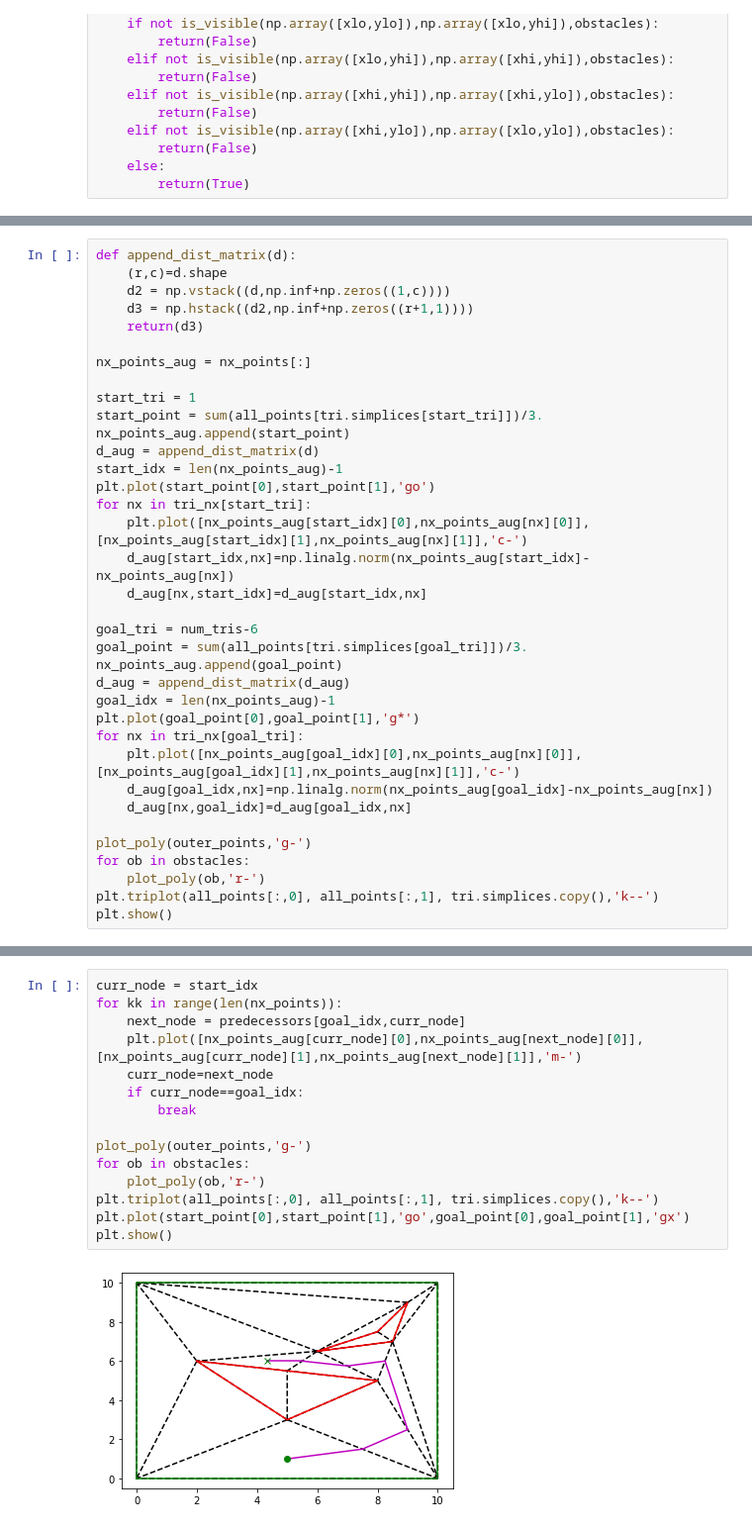
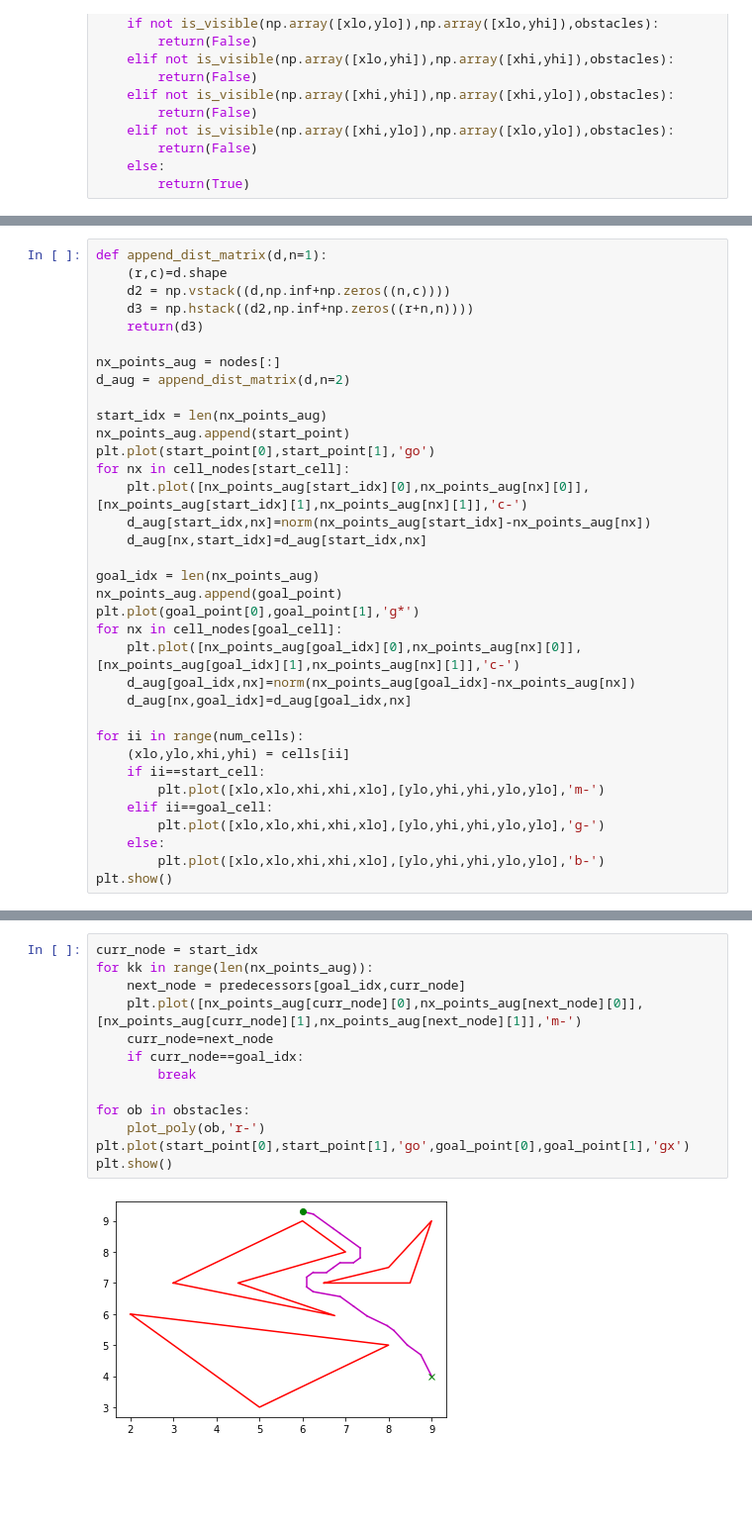
Before and after one commit to arthurrichards77/smply, a Jupyter notebook: quadtree.ipynb, the cells around one changed output, grey strips where cells are left out. Shown at 99% size. Cells and saved outputs as stored; diff of their text form; blank space fills up the shorter version.

```diff
--- a/quadtree.ipynb
+++ b/quadtree.ipynb
@@ -166,37 +205,36 @@ plt.show()
 # %%
-def append_dist_matrix(d):
+def append_dist_matrix(d,n=1):
     (r,c)=d.shape
-    d2 = np.vstack((d,np.inf+np.zeros((1,c))))
-    d3 = np.hstack((d2,np.inf+np.zeros((r+1,1))))
+    d2 = np.vstack((d,np.inf+np.zeros((n,c))))
+    d3 = np.hstack((d2,np.inf+np.zeros((r+n,n))))
     return(d3)
 
-nx_points_aug = nx_points[:]
+nx_points_aug = nodes[:]
+d_aug = append_dist_matrix(d,n=2)
 
-start_tri = 1
-start_point = sum(all_points[tri.simplices[start_tri]])/3.
+start_idx = len(nx_points_aug)
 nx_points_aug.append(start_point)
-d_aug = append_dist_matrix(d)
-start_idx = len(nx_points_aug)-1
 plt.plot(start_point[0],start_point[1],'go')
-for nx in tri_nx[start_tri]:
+for nx in cell_nodes[start_cell]:
     plt.plot([nx_points_aug[start_idx][0],nx_points_aug[nx][0]],[nx_points_aug[start_idx][1],nx_points_aug[nx][1]],'c-')
-    d_aug[start_idx,nx]=np.linalg.norm(nx_points_aug[start_idx]-nx_points_aug[nx])
+    d_aug[start_idx,nx]=norm(nx_points_aug[start_idx]-nx_points_aug[nx])
     d_aug[nx,start_idx]=d_aug[start_idx,nx]
 
-goal_tri = num_tris-6
-goal_point = sum(all_points[tri.simplices[goal_tri]])/3.
+goal_idx = len(nx_points_aug)
 nx_points_aug.append(goal_point)
-d_aug = append_dist_matrix(d_aug)
-goal_idx = len(nx_points_aug)-1
 plt.plot(goal_point[0],goal_point[1],'g*')
-for nx in tri_nx[goal_tri]:
+for nx in cell_nodes[goal_cell]:
     plt.plot([nx_points_aug[goal_idx][0],nx_points_aug[nx][0]],[nx_points_aug[goal_idx][1],nx_points_aug[nx][1]],'c-')
-    d_aug[goal_idx,nx]=np.linalg.norm(nx_points_aug[goal_idx]-nx_points_aug[nx])
+    d_aug[goal_idx,nx]=norm(nx_points_aug[goal_idx]-nx_points_aug[nx])
     d_aug[nx,goal_idx]=d_aug[goal_idx,nx]
 
-plot_poly(outer_points,'g-')
-for ob in obstacles:
-    plot_poly(ob,'r-')
-plt.triplot(all_points[:,0], all_points[:,1], tri.simplices.copy(),'k--')
+for ii in range(num_cells):
+    (xlo,ylo,xhi,yhi) = cells[ii]
+    if ii==start_cell:
+        plt.plot([xlo,xlo,xhi,xhi,xlo],[ylo,yhi,yhi,ylo,ylo],'m-')
+    elif ii==goal_cell:
+        plt.plot([xlo,xlo,xhi,xhi,xlo],[ylo,yhi,yhi,ylo,ylo],'g-')
+    else:
+        plt.plot([xlo,xlo,xhi,xhi,xlo],[ylo,yhi,yhi,ylo,ylo],'b-')
 plt.show()
 # %% [output]
@@ -227,17 +272,15 @@ print(predecessors)
 # %%
 curr_node = start_idx
-for kk in range(len(nx_points)):
+for kk in range(len(nx_points_aug)):
     next_node = predecessors[goal_idx,curr_node]
     plt.plot([nx_points_aug[curr_node][0],nx_points_aug[next_node][0]],[nx_points_aug[curr_node][1],nx_points_aug[next_node][1]],'m-')
     curr_node=next_node
     if curr_node==goal_idx:
         break
 
-plot_poly(outer_points,'g-')
 for ob in obstacles:
     plot_poly(ob,'r-')
-plt.triplot(all_points[:,0], all_points[:,1], tri.simplices.copy(),'k--')
 plt.plot(start_point[0],start_point[1],'go',goal_point[0],goal_point[1],'gx')
 plt.show()
 # %% [output]
-[figure, old version]
+[figure, new version]
```
Also changed, not shown: parts of 22 cells of this notebook, 2 other files.
